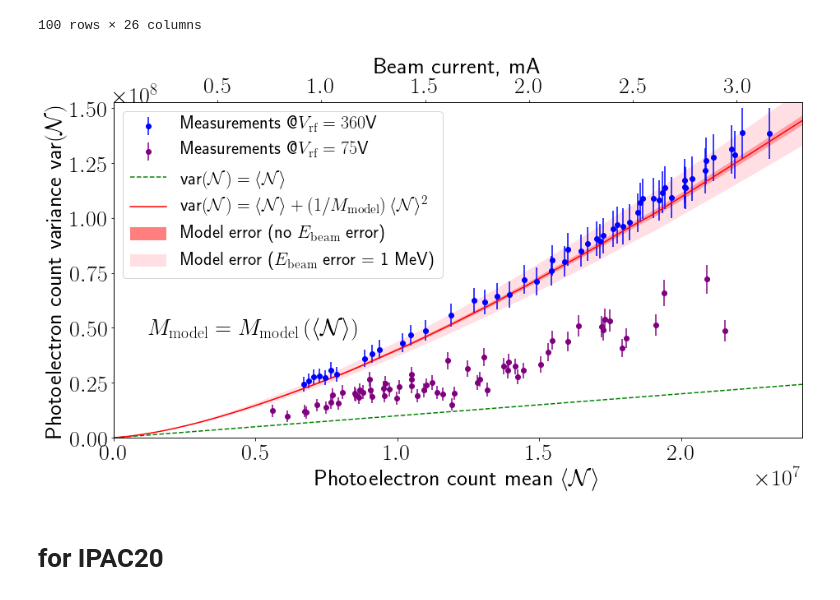
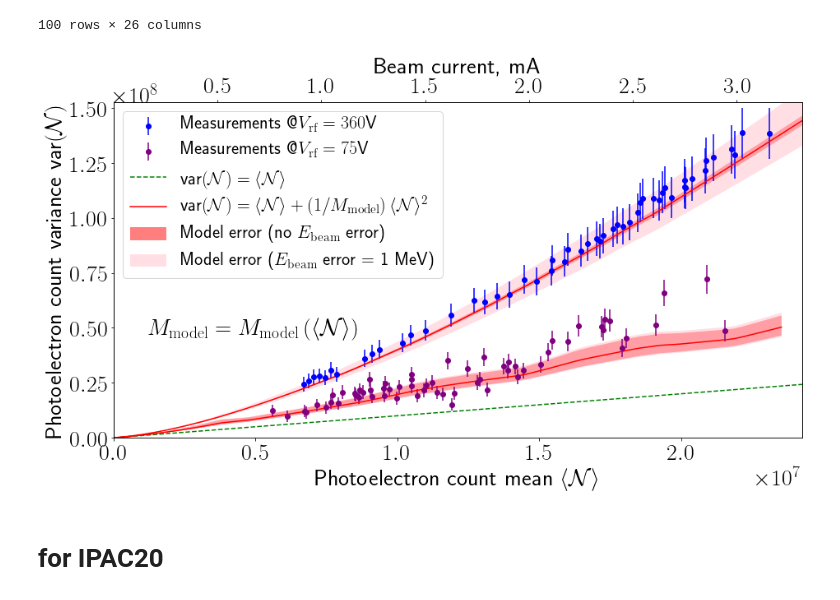
Before and after one commit to IharLobach/fur, a Jupyter notebook: shifts/shift_03_16_2020/round_and_round_long_plots/plot_Round_Round_Long.ipynb, the cells around one changed output. Saved outputs shown, nothing was run; the diff lists cells and outputs as text; code cells hidden in the pictures.

```diff
--- a/shifts/shift_03_16_2020/round_and_round_long_plots/plot_Round_Round_Long.ipynb
+++ b/shifts/shift_03_16_2020/round_and_round_long_plots/plot_Round_Round_Long.ipynb
@@ -63,45 +63,45 @@ ax.plot(theor_ROUND['N'], theor_ROUND['N'],color='green',linestyle='--',label =
 
 ax.plot(theor_ROUND['N'], theor_ROUND['varN'], color='red', label = r"var$\left(\mathcal{N}\right)=\langle\mathcal{N}\rangle+\left(1/M_{\mathrm{model}}\right)\langle\mathcal{N}\rangle^2$")
 ax.fill_between(
     theor_ROUND['N'],
     theor_ROUND['varN_bottom_no_Ebeam'],
     theor_ROUND['varN_top_no_Ebeam'],
     facecolor='red', alpha=0.5, label='Model error (no $E_{\mathrm{beam}}$ error)')
 ax.fill_between(
     theor_ROUND['N'],
     theor_ROUND['varN_bottom_with_Ebeam'],
     theor_ROUND['varN_top_with_Ebeam'],
     facecolor='pink', alpha=0.5, label='Model error ($E_{\mathrm{beam}}$ error = 1 MeV)')
 
-# ax.plot(theor_ROUND_LONG['N'], theor_ROUND_LONG['varN'], color='red')
-# ax.fill_between(
-#     theor_ROUND_LONG['N'],
-#     theor_ROUND_LONG['varN_bottom_no_Ebeam'],
-#     theor_ROUND_LONG['varN_top_no_Ebeam'],
-#     facecolor='red', alpha=0.5)
-# ax.fill_between(
-#     theor_ROUND_LONG['N'],
-#     theor_ROUND_LONG['varN_bottom_with_Ebeam'],
-#     theor_ROUND_LONG['varN_top_with_Ebeam'],
-#     facecolor='pink', alpha=0.5)
+ax.plot(theor_ROUND_LONG['N'], theor_ROUND_LONG['varN'], color='red')
+ax.fill_between(
+    theor_ROUND_LONG['N'],
+    theor_ROUND_LONG['varN_bottom_no_Ebeam'],
+    theor_ROUND_LONG['varN_top_no_Ebeam'],
+    facecolor='red', alpha=0.5)
+ax.fill_between(
+    theor_ROUND_LONG['N'],
+    theor_ROUND_LONG['varN_bottom_with_Ebeam'],
+    theor_ROUND_LONG['varN_top_with_Ebeam'],
+    facecolor='pink', alpha=0.5)
 
 ax.set_ylabel(r"Photoelectron count variance var$\left(\mathcal{N}\right)$")
 ax.set_xlabel(r"Photoelectron count mean $\langle\mathcal{N}\rangle$")
 #ax.set_title(r"Round beam, no ND filters, variable beam current")
 handles, labels = plt.gca().get_legend_handles_labels()
 order = [4,5,0,1,2,3]
 ax.legend([handles[idx] for idx in order],[labels[idx] for idx in order])
 ax.text(0.05,0.55-0.25,r'$M_{\mathrm{model}}=M_{\mathrm{model}}\left(\langle\mathcal{N}\rangle\right)$',transform=ax.transAxes)
 ax.set_xlim(0, 1.05*meas_ROUND['N'].max())
 ax.set_ylim(0, 1.1*meas_ROUND['varN'].max())
 ax1 = ax.twiny()
 ax1.set_xlabel('Beam current, mA')
 ax1.set_xlim(N_to_I*np.asarray(ax.get_xlim()))
 ax1.set_xticks(ticks=ax1.get_xticks()[1:-1])
 plt.savefig(os.path.join(get_from_config('PRL_images'),'round_round_long.png'),bbox_inches='tight',dpi=300)
 plt.show()
 # %% [output]
-[figure, old version]
+[figure, new version]
 # %% [markdown]
 # for IPAC20
 # %%
```
Also changed, not shown: 6 other files.
